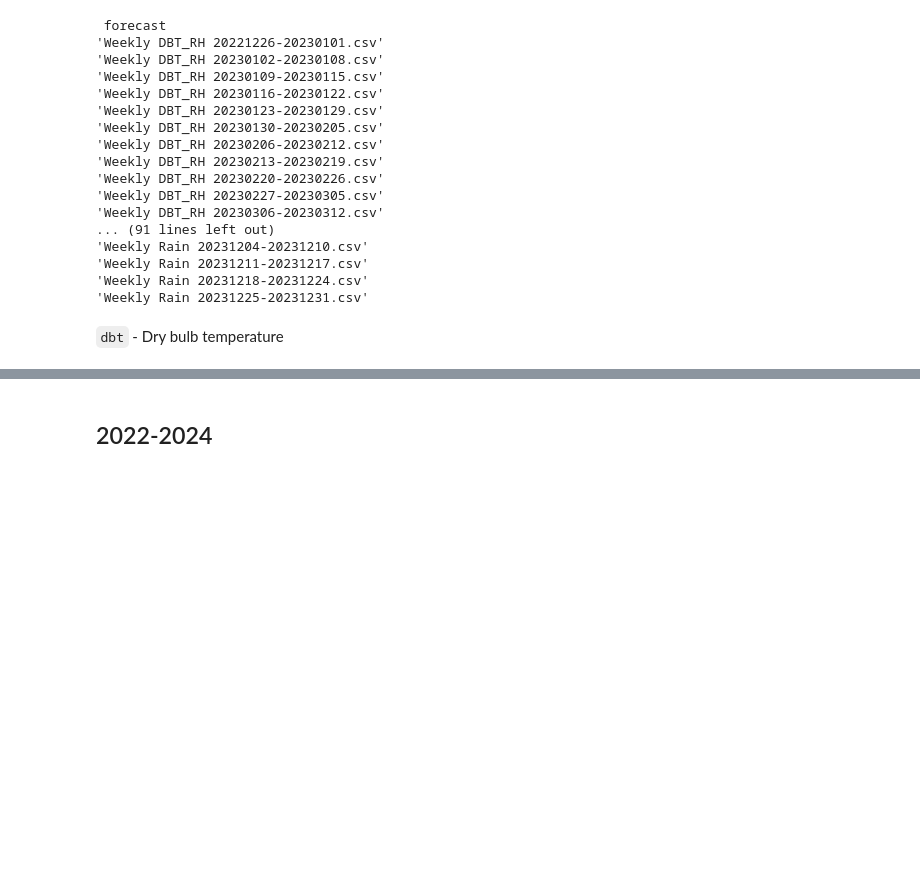
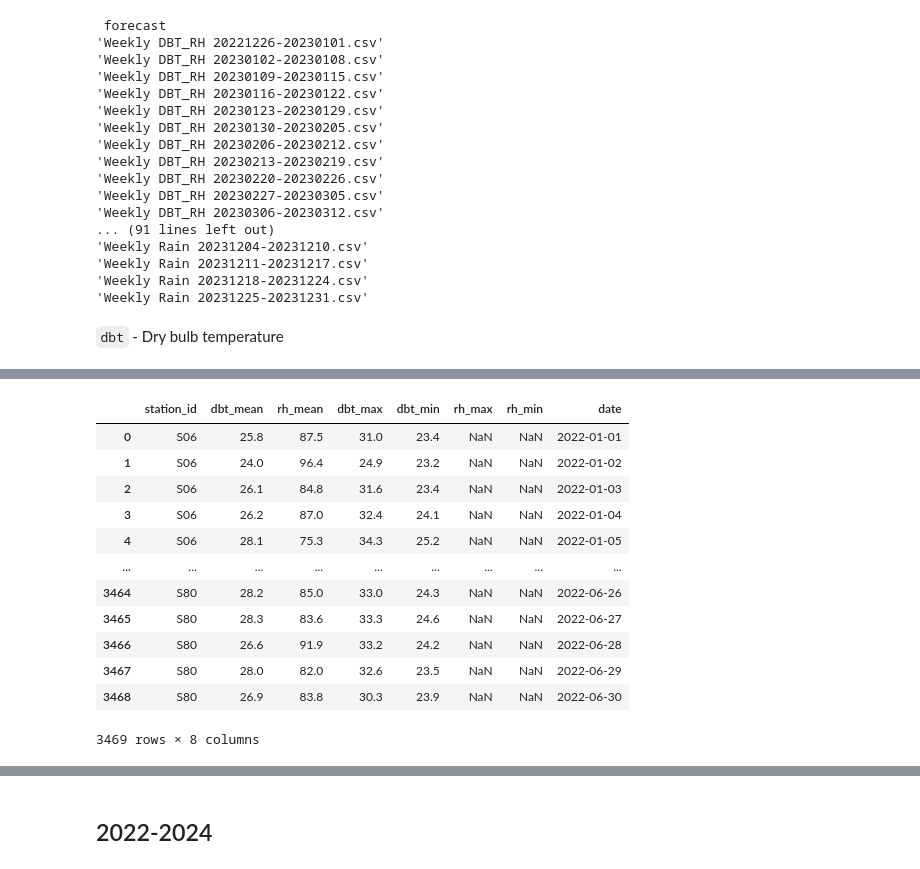
Before and after one commit to etheleon/dengue, a Jupyter notebook: notebooks/insert_data.ipynb, the cells around one changed output, grey strips where cells are left out. Saved outputs shown, nothing was run; the diff lists cells and outputs as text; code cells hidden in the pictures; blank space fills up the shorter version.

```diff
--- a/scripts/insert_data.ipynb
+++ b/notebooks/insert_data.ipynb
@@ -422,7 +465,7 @@ def read_rainfall_data(root_dir: str):
 
         # # Encode timezone in the 'date' column
         if 'date' in df_filtered.columns:
-            df_filtered['date'] = df_filtered['date'].apply(parse_date).dt.tz_localize('Asia/Singapore')
+            df_filtered['date'] = df_filtered['date'].apply(parse_date) # .dt.tz_localize('Asia/Singapore')
 
         # Append the filtered DataFrame to the list
         df_list.append(df_filtered)
@@ -539,0 +786,26 @@ See the caveats in the documentation: https://pandas.pydata.org/pandas-docs/stab
+# %%
+    df = pd.concat(
+        [
+            # read_dbt_rh_2009_2021(climate_data_home),
+            read_dbt_rh_2022(climate_data_home),
+            # read_dbt_rh_2023_2024(climate_data_home, "weather_2023"),
+            # read_dbt_rh_2023_2024(climate_data_home, "weather_2024"),
+        ],
+        ignore_index=True,
+    )
+# %%
+df
+# %% [output]
+|  | station_id | dbt_mean | rh_mean | dbt_max | dbt_min | rh_max | rh_min | date |
+| 0 | S06 | 25.8 | 87.5 | 31.0 | 23.4 | NaN | NaN | 2022-01-01 |
+| 1 | S06 | 24.0 | 96.4 | 24.9 | 23.2 | NaN | NaN | 2022-01-02 |
+| 2 | S06 | 26.1 | 84.8 | 31.6 | 23.4 | NaN | NaN | 2022-01-03 |
+| 3 | S06 | 26.2 | 87.0 | 32.4 | 24.1 | NaN | NaN | 2022-01-04 |
+| 4 | S06 | 28.1 | 75.3 | 34.3 | 25.2 | NaN | NaN | 2022-01-05 |
+| ... | ... | ... | ... | ... | ... | ... | ... | ... |
+| 3464 | S80 | 28.2 | 85.0 | 33.0 | 24.3 | NaN | NaN | 2022-06-26 |
+| 3465 | S80 | 28.3 | 83.6 | 33.3 | 24.6 | NaN | NaN | 2022-06-27 |
+| 3466 | S80 | 26.6 | 91.9 | 33.2 | 24.2 | NaN | NaN | 2022-06-28 |
+| 3467 | S80 | 28.0 | 82.0 | 32.6 | 23.5 | NaN | NaN | 2022-06-29 |
+| 3468 | S80 | 26.9 | 83.8 | 30.3 | 23.9 | NaN | NaN | 2022-06-30 |
+3469 rows × 8 columns
```
Also changed, not shown: parts of 52 cells of this notebook, 10 other files.
